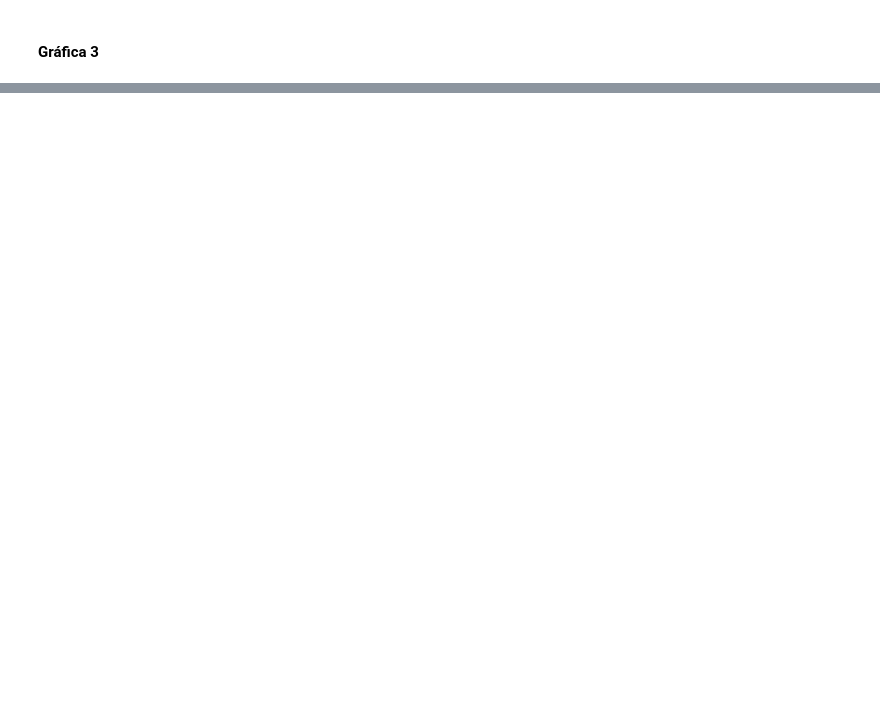
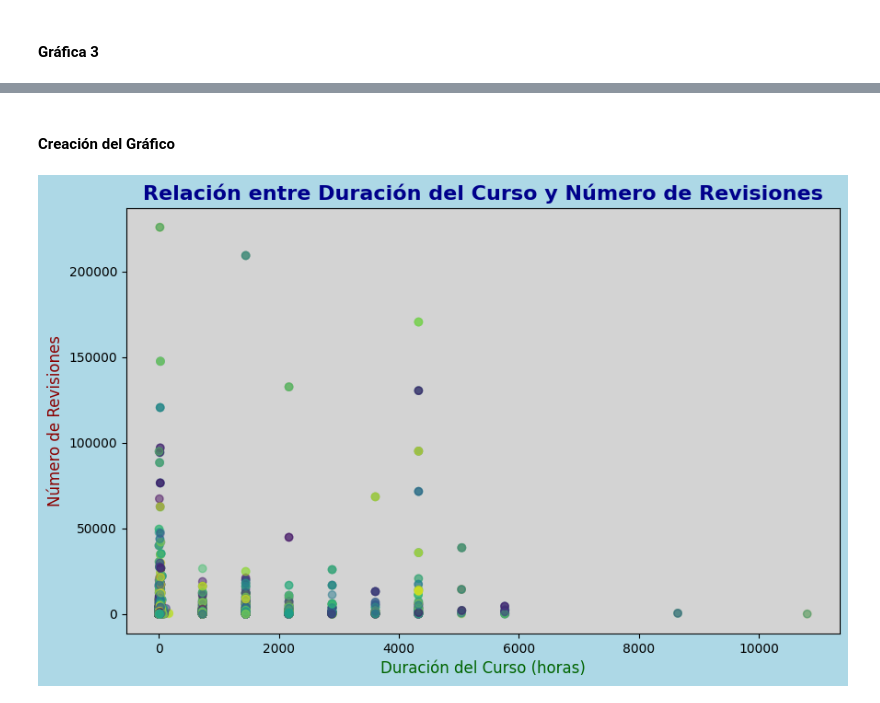
Before and after one commit to AndreRD1026/SS2_202010816, a Jupyter notebook: Practica2/Practica2.ipynb, the cells around one changed output, grey strips where cells are left out. Cells and saved outputs as stored; diff of their text form; code cells hidden in the pictures; blank space fills up the shorter version.

```diff
--- a/Practica2/Practica2.ipynb
+++ b/Practica2/Practica2.ipynb
@@ -180,0 +314,22 @@ plt.show()
+# %% [markdown]
+#### Creación del Gráfico
+# %%
+# Generar colores aleatorios para cada punto
+colors = np.random.rand(len(dataframe))
+
+# Crear el gráfico de dispersión con colores aleatorios
+plt.figure(figsize=(10, 6) , facecolor='lightblue')
+plt.scatter(dataframe['Duration (hours)'], dataframe['Review Count'], c=colors, alpha=0.5)
+
+# Cambiar el color del fondo del área de trazado
+plt.gca().set_facecolor('lightgrey')
+
+# Configurar el título y las etiquetas de los ejes
+plt.title('Relación entre Duración del Curso y Número de Revisiones' , fontsize=16, fontweight='bold', color='darkblue')
+plt.xlabel('Duración del Curso (horas)' , fontsize=12, color='darkgreen')
+plt.ylabel('Número de Revisiones' , fontsize=12, color='darkred')
+
+# Mostrar el gráfico
+plt.show()
+# %% [output]
+[figure, added]
```
Also changed, not shown: parts of 16 cells of this notebook.
